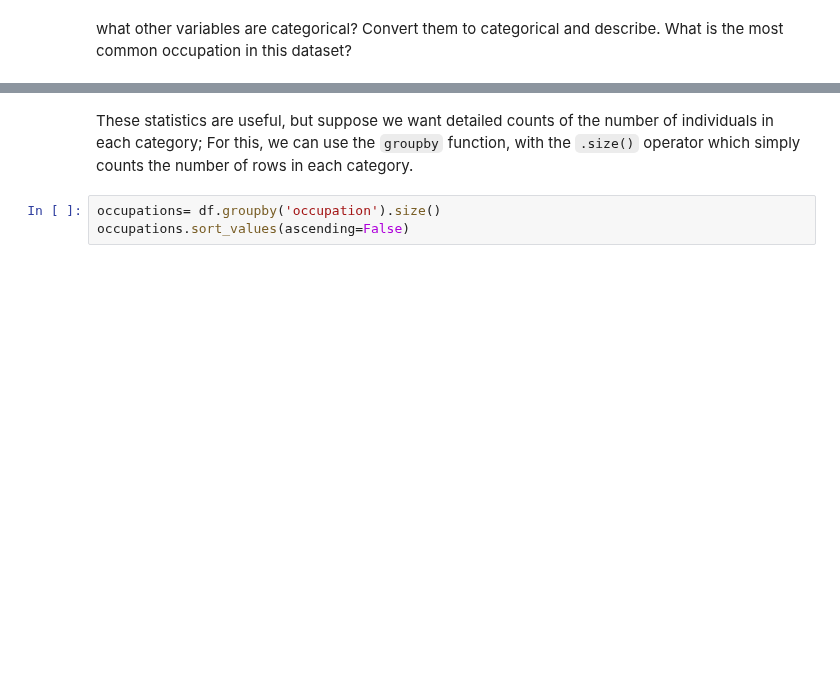
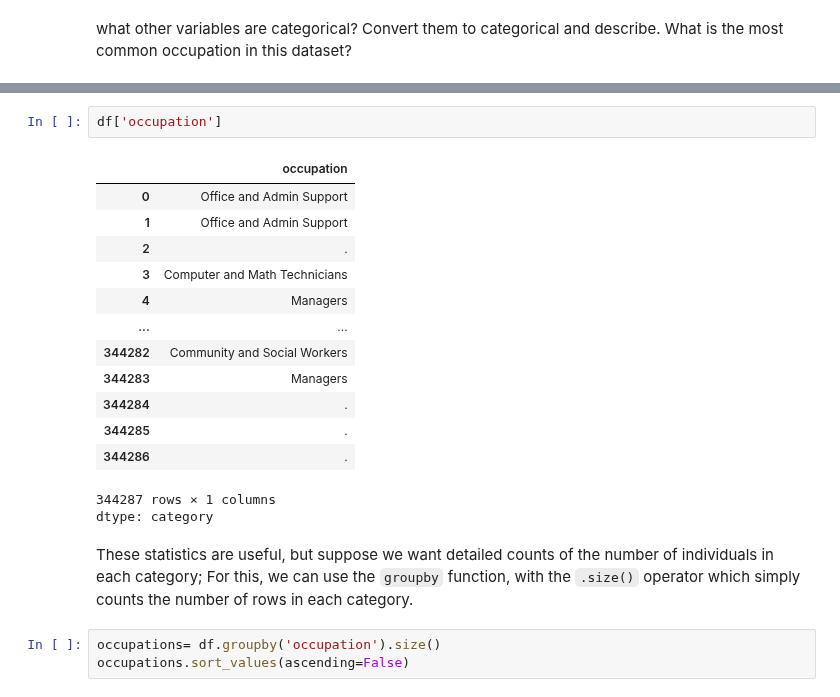
Before and after one commit to iremgencal/QM2, a Jupyter notebook: notebooks/W05. Distributions and Basic Statistics.ipynb, the cells around one changed output, grey strips where cells are left out. Saved outputs shown, nothing was run; the diff lists cells and outputs as text; blank space fills up the shorter version.

```diff
--- a/notebooks/W05. Distributions and Basic Statistics.ipynb
+++ b/notebooks/W05. Distributions and Basic Statistics.ipynb
@@ -174,3 +204,20 @@ what other variables are categorical? Convert them to categorical and describe.
+# %%
+df['occupation']
+# %% [output]
+|  | occupation |
+| 0 | Office and Admin Support |
+| 1 | Office and Admin Support |
+| 2 | . |
+| 3 | Computer and Math Technicians |
+| 4 | Managers |
+| ... | ... |
+| 344282 | Community and Social Workers |
+| 344283 | Managers |
+| 344284 | . |
+| 344285 | . |
+| 344286 | . |
+344287 rows × 1 columns
+dtype: category
 # %% [markdown]
 These statistics are useful, but suppose we want detailed counts of the number of individuals in each category; For this, we can use the `groupby` function, with the `.size()` operator which simply counts the number of rows in each category.
 # %%
```
Also changed, not shown: parts of 10 cells of this notebook.
